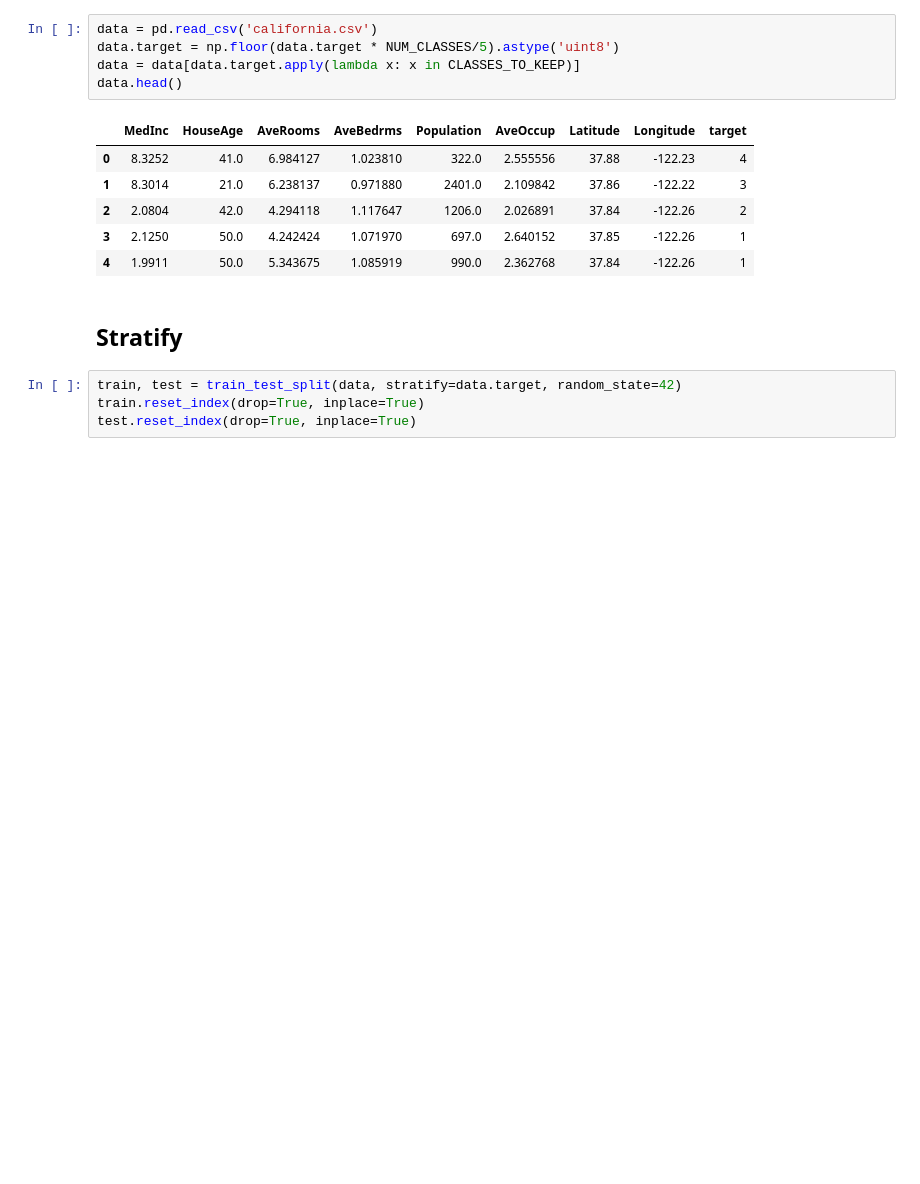
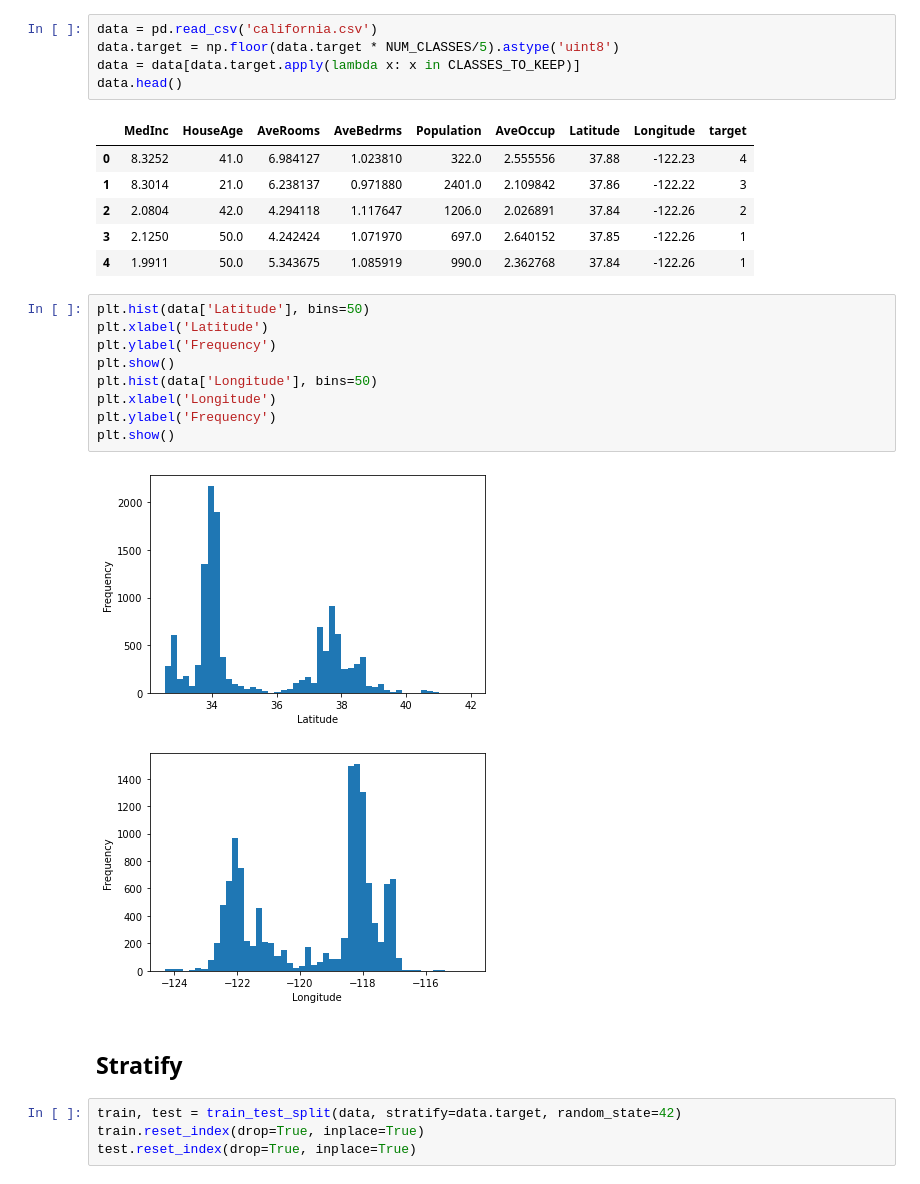
Before and after one commit to ameyvadnere/CS418-Statistical-Pattern-Recognition-Lab, a Jupyter notebook: Assignment 2/Q3/classifier.ipynb, the cells around one changed output. Saved outputs shown, nothing was run; the diff lists cells and outputs as text; blank space fills up the shorter version.

```diff
--- a/Assignment 2/Q3/classifier.ipynb
+++ b/Assignment 2/Q3/classifier.ipynb
@@ -26,6 +26,18 @@ data.head()
 | 2 | 2.0804 | 42.0 | 4.294118 | 1.117647 | 1206.0 | 2.026891 | 37.84 | -122.26 | 2 |
 | 3 | 2.1250 | 50.0 | 4.242424 | 1.071970 | 697.0 | 2.640152 | 37.85 | -122.26 | 1 |
 | 4 | 1.9911 | 50.0 | 5.343675 | 1.085919 | 990.0 | 2.362768 | 37.84 | -122.26 | 1 |
+# %%
+plt.hist(data['Latitude'], bins=50)
+plt.xlabel('Latitude')
+plt.ylabel('Frequency')
+plt.show()
+plt.hist(data['Longitude'], bins=50)
+plt.xlabel('Longitude')
+plt.ylabel('Frequency')
+plt.show()
+# %% [output]
+[figure, added]
+[figure, added]
 # %% [markdown]
 ## Stratify
 # %%
```
Also changed, not shown: parts of 12 cells of this notebook.
